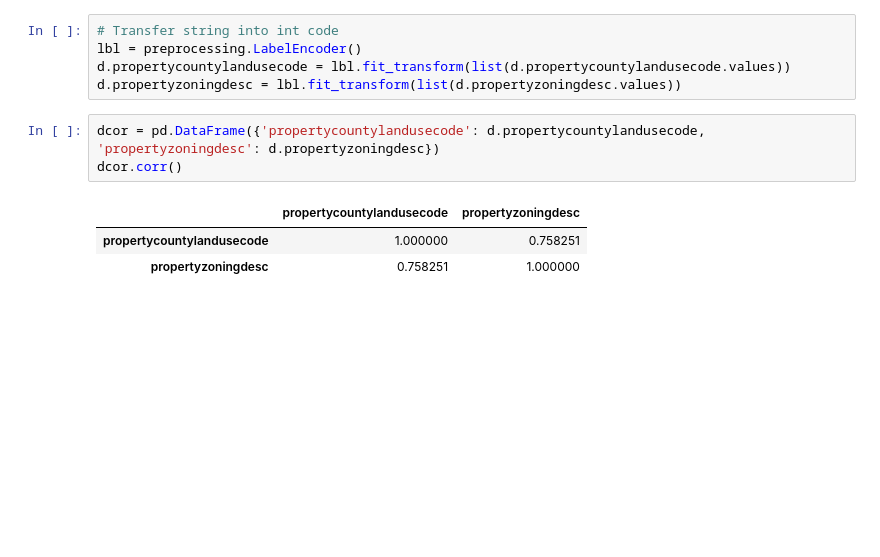
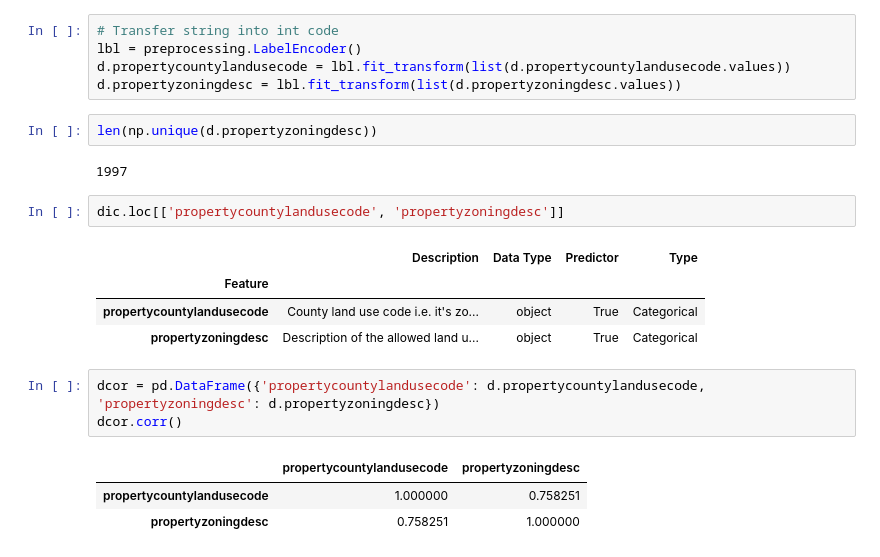
Before and after one commit to WangQiuc/Zillow, a Jupyter notebook: Zillow_Group1.ipynb, the cells around one changed output. Drawn from its saved outputs; the diff is of its cells as text; blank space fills up the shorter version.

```diff
--- a/Zillow_Group1.ipynb
+++ b/Zillow_Group1.ipynb
@@ -81,6 +107,17 @@ dic.loc['taxdelinquencyflag', 'Type'] = 'Categorical'
 lbl = preprocessing.LabelEncoder()
 d.propertycountylandusecode = lbl.fit_transform(list(d.propertycountylandusecode.values))
 d.propertyzoningdesc = lbl.fit_transform(list(d.propertyzoningdesc.values))
+# %%
+len(np.unique(d.propertyzoningdesc))
+# %% [output]
+1997
+# %%
+dic.loc[['propertycountylandusecode', 'propertyzoningdesc']]
+# %% [output]
+|  | Description | Data Type | Predictor | Type |
+| Feature |  |  |  |  |
+| propertycountylandusecode | County land use code i.e. it's zo... | object | True | Categorical |
+| propertyzoningdesc | Description of the allowed land u... | object | True | Categorical |
 # %%
 dcor = pd.DataFrame({'propertycountylandusecode': d.propertycountylandusecode, 'propertyzoningdesc': d.propertyzoningdesc})
 dcor.corr()
```
Also changed, not shown: parts of 17 cells of this notebook.
